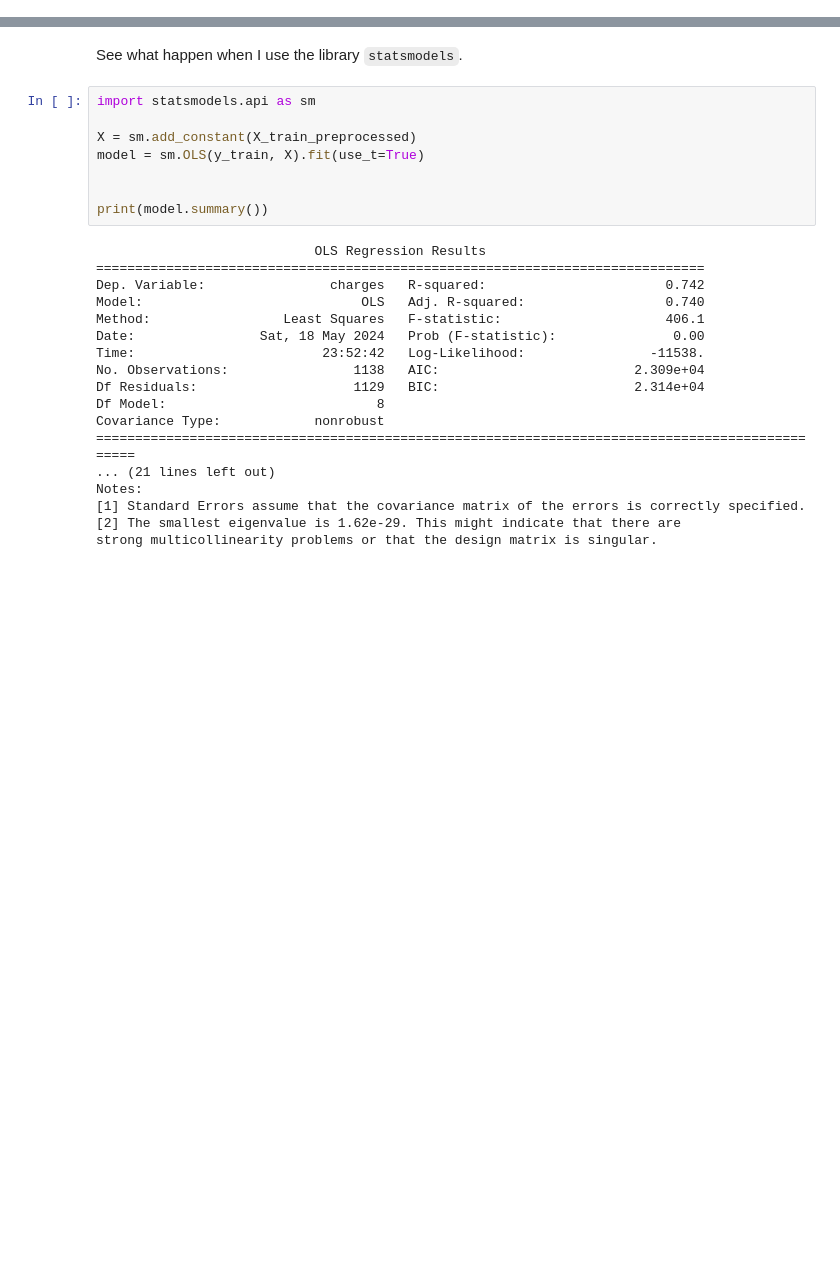
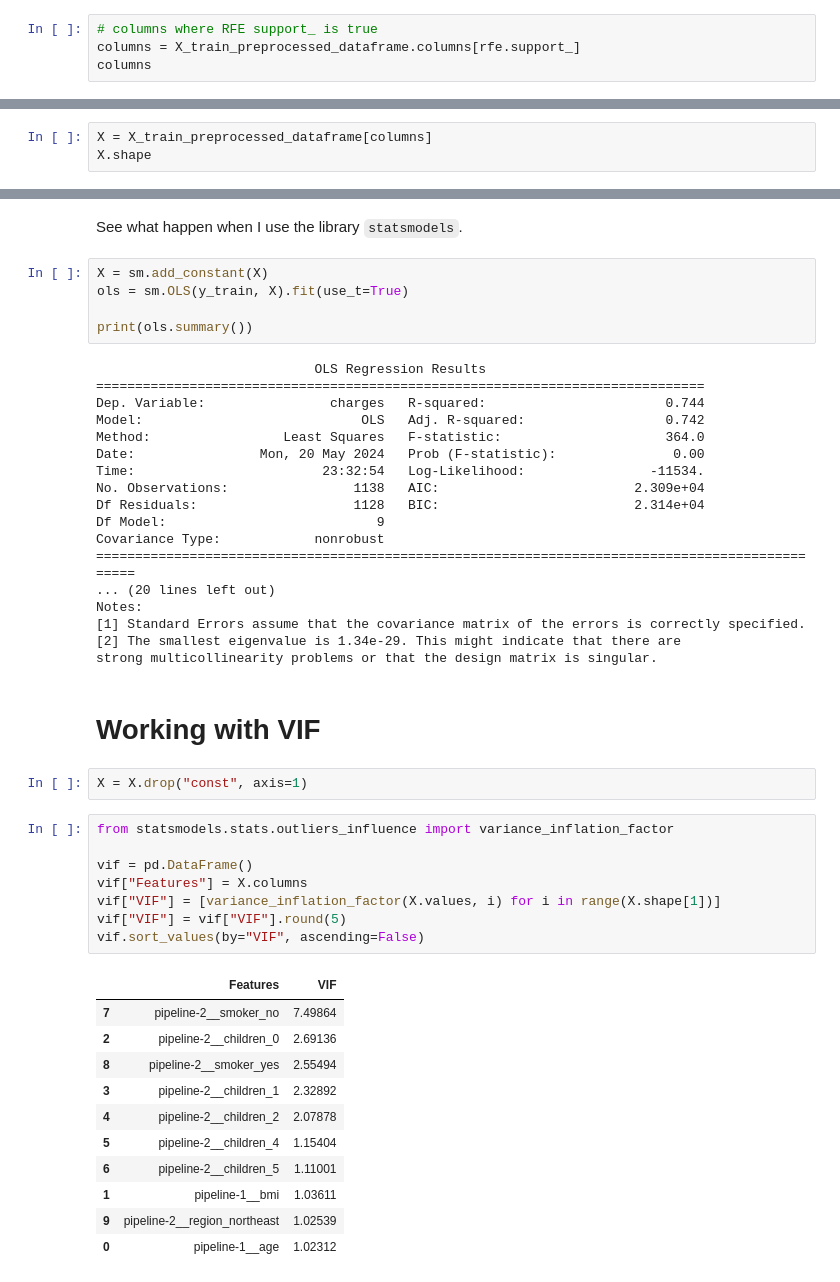
Before and after one commit to tandao0909/optimization-in-finance, a Jupyter notebook: finance.ipynb, the cells around one changed output, grey strips where cells are left out. Cells and saved outputs as stored; diff of their text form; blank space fills up the shorter version.

```diff
--- a/finance.ipynb
+++ b/finance.ipynb
@@ -287,0 +187,4 @@ We can't calculate the inverse matrix properly!
+# %%
+# columns where RFE support_ is true
+columns = X_train_preprocessed_dataframe.columns[rfe.support_]
+columns
@@ -287,0 +208,3 @@ We can't calculate the inverse matrix properly!
+# %%
+X = X_train_preprocessed_dataframe[columns]
+X.shape
@@ -288,28 +213,49 @@ We can't calculate the inverse matrix properly!
 # %% [markdown]
 See what happen when I use the library `statsmodels`.
 # %%
-import statsmodels.api as sm
+X = sm.add_constant(X)
+ols = sm.OLS(y_train, X).fit(use_t=True)
 
-X = sm.add_constant(X_train_preprocessed)
-model = sm.OLS(y_train, X).fit(use_t=True)
-
-
-print(model.summary())
+print(ols.summary())
 # %% [output]
                             OLS Regression Results
 ==============================================================================
-Dep. Variable:                charges   R-squared:                       0.742
-Model:                            OLS   Adj. R-squared:                  0.740
-Method:                 Least Squares   F-statistic:                     406.1
-Date:                Sat, 18 May 2024   Prob (F-statistic):               0.00
-Time:                        23:52:42   Log-Likelihood:                -11538.
+Dep. Variable:                charges   R-squared:                       0.744
+Model:                            OLS   Adj. R-squared:                  0.742
+Method:                 Least Squares   F-statistic:                     364.0
+Date:                Mon, 20 May 2024   Prob (F-statistic):               0.00
+Time:                        23:32:54   Log-Likelihood:                -11534.
 No. Observations:                1138   AIC:                         2.309e+04
-Df Residuals:                    1129   BIC:                         2.314e+04
-Df Model:                           8
+Df Residuals:                    1128   BIC:                         2.314e+04
+Df Model:                           9
 Covariance Type:            nonrobust
 ================================================================================================
-... (21 lines left out)
+... (20 lines left out)
 Notes:
 [1] Standard Errors assume that the covariance matrix of the errors is correctly specified.
-[2] The smallest eigenvalue is 1.62e-29. This might indicate that there are
+[2] The smallest eigenvalue is 1.34e-29. This might indicate that there are
 strong multicollinearity problems or that the design matrix is singular.
+# %% [markdown]
+# Working with VIF
+# %%
+X = X.drop("const", axis=1)
+# %%
+from statsmodels.stats.outliers_influence import variance_inflation_factor
+
+vif = pd.DataFrame()
+vif["Features"] = X.columns
+vif["VIF"] = [variance_inflation_factor(X.values, i) for i in range(X.shape[1])]
+vif["VIF"] = vif["VIF"].round(5)
+vif.sort_values(by="VIF", ascending=False)
+# %% [output]
+|  | Features | VIF |
+| 7 | pipeline-2__smoker_no | 7.49864 |
+| 2 | pipeline-2__children_0 | 2.69136 |
+| 8 | pipeline-2__smoker_yes | 2.55494 |
+| 3 | pipeline-2__children_1 | 2.32892 |
+| 4 | pipeline-2__children_2 | 2.07878 |
+| 5 | pipeline-2__children_4 | 1.15404 |
+| 6 | pipeline-2__children_5 | 1.11001 |
+| 1 | pipeline-1__bmi | 1.03611 |
+| 9 | pipeline-2__region_northeast | 1.02539 |
+| 0 | pipeline-1__age | 1.02312 |
```
Also changed, not shown: parts of 38 cells of this notebook.
